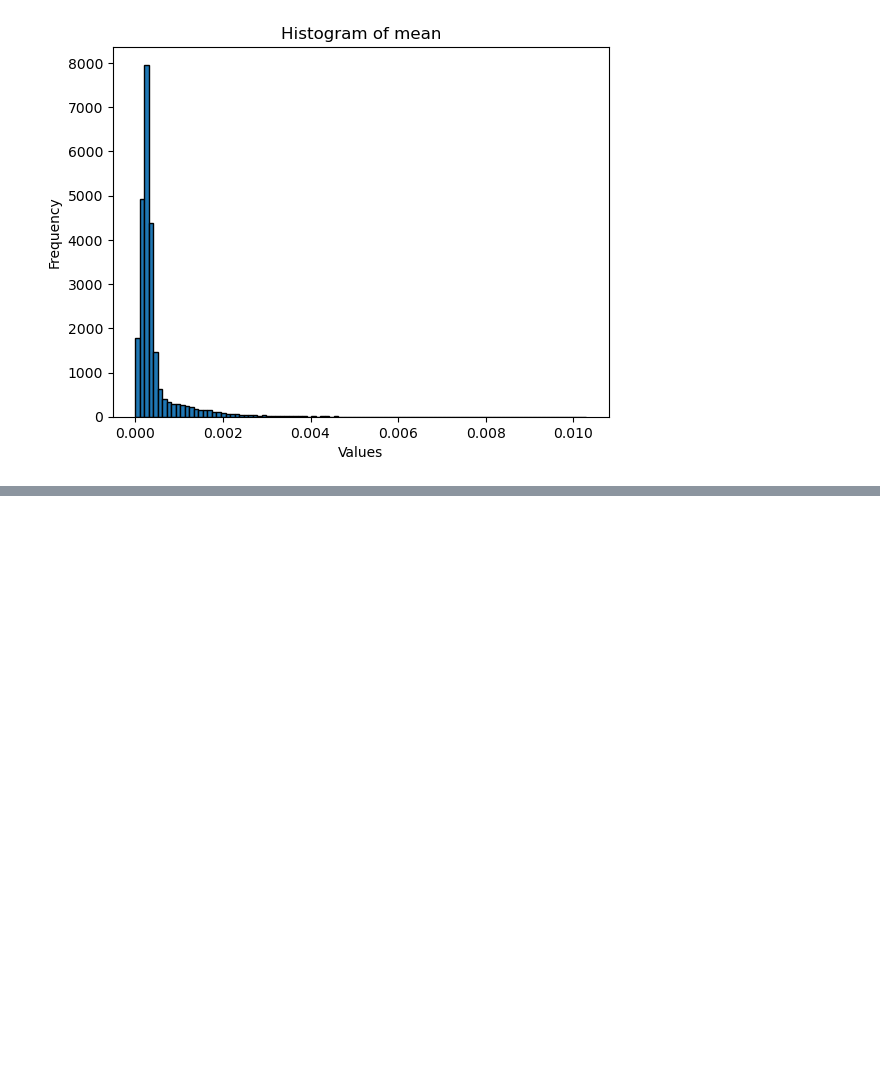
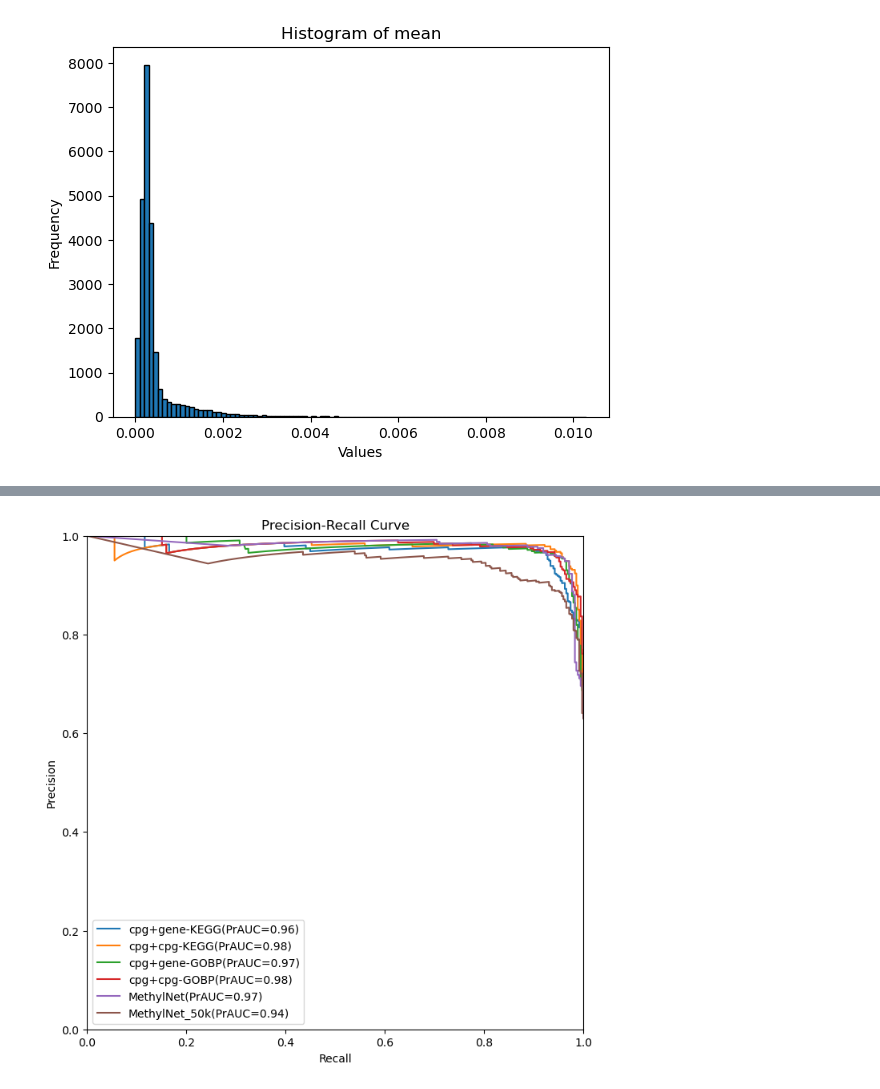
Before and after one commit to cloudmacchiato/dlmethylation, a Jupyter notebook: method/visualization.ipynb, the cells around one changed output, grey strips where cells are left out. Cells and saved outputs as stored; diff of their text form; code cells hidden in the pictures; blank space fills up the shorter version.

```diff
--- a/method/visualization.ipynb
+++ b/method/visualization.ipynb
@@ -426,0 +565,39 @@ for k in feat_imp.columns[2:]:
+# %%
+# Compute ROC curve and ROC area for each class
+precision1, recall1, _ = precision_recall_curve(result1[0], result1[1])
+pr_auc1 = auc(recall1, precision1)
+
+precision2, recall2, _ = precision_recall_curve(result2[0], result2[1])
+pr_auc2 = auc(recall2, precision2)
+
+precision3, recall3, _ = precision_recall_curve(result3[0], result3[1])
+pr_auc3 = auc(recall3, precision3)
+
+precision4, recall4, _ = precision_recall_curve(result4[0], result4[1])
+pr_auc4 = auc(recall4, precision4)
+
+precision5, recall5, _ = precision_recall_curve(result5[0], result5[1])
+pr_auc5 = auc(recall5, precision5)
+
+precision6, recall6, _ = precision_recall_curve(result6[0], result6[1])
+pr_auc6 = auc(recall6, precision6)
+
+# Plot ROC curves
+plt.figure(figsize=(8, 8))
+
+plt.plot(recall1, precision1, label=f'cpg+gene-KEGG(PrAUC={roc_auc1:.2f})')
+plt.plot(recall2, precision2, label=f'cpg+cpg-KEGG(PrAUC={roc_auc2:.2f})')
+plt.plot(recall3, precision3, label=f'cpg+gene-GOBP(PrAUC={roc_auc3:.2f})')
+plt.plot(recall4, precision4, label=f'cpg+cpg-GOBP(PrAUC={roc_auc4:.2f})')
+plt.plot(recall5, precision5, label=f'MethylNet(PrAUC={roc_auc5:.2f})')
+plt.plot(recall6, precision6, label=f'MethylNet_50k(PrAUC={roc_auc6:.2f})')
+
+plt.xlim([0.0, 1.0])
+plt.ylim([0.0, 1.0])
+plt.xlabel('Recall')
+plt.ylabel('Precision')
+plt.title('Precision-Recall Curve')
+plt.legend(loc='lower left')
+plt.savefig('IPF_PRC.pdf',format="pdf")
+# %% [output]
+[figure, added]
```
Also changed, not shown: parts of 18 cells of this notebook, 6 other files.
